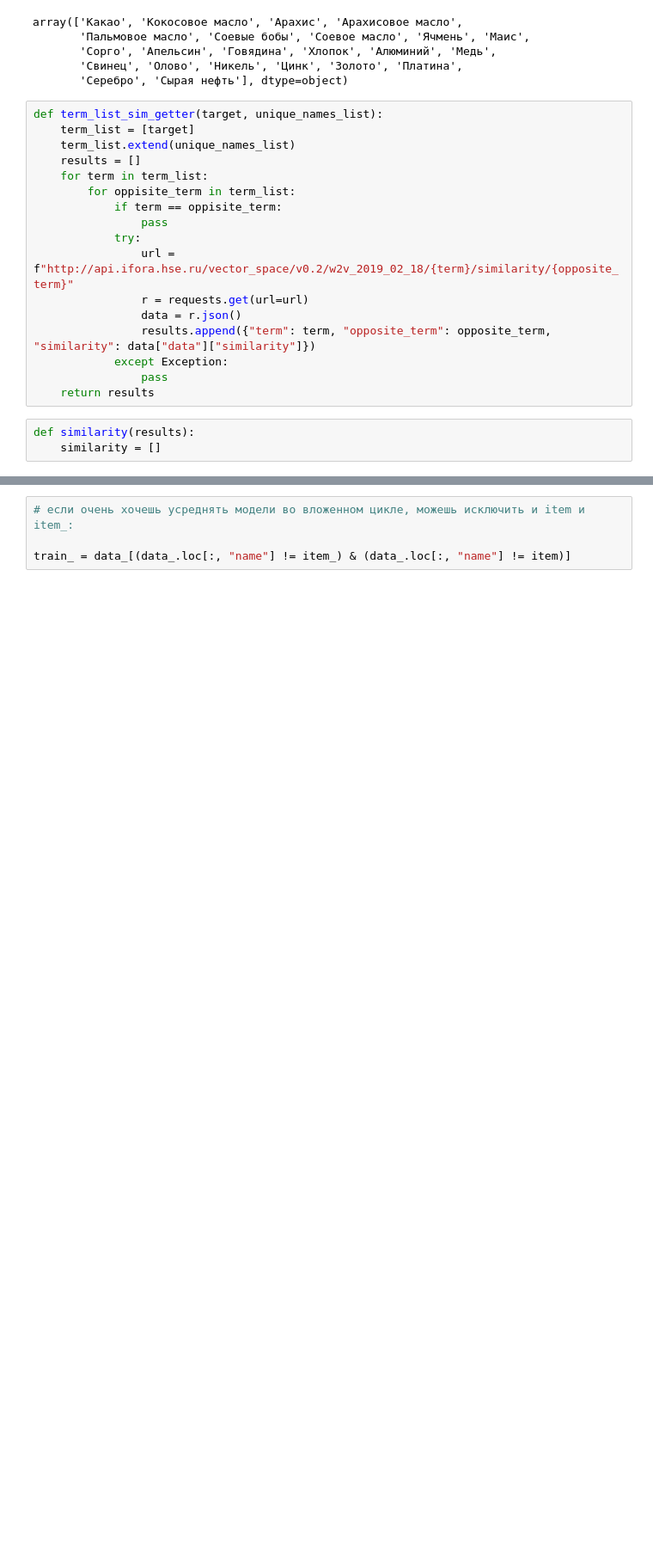
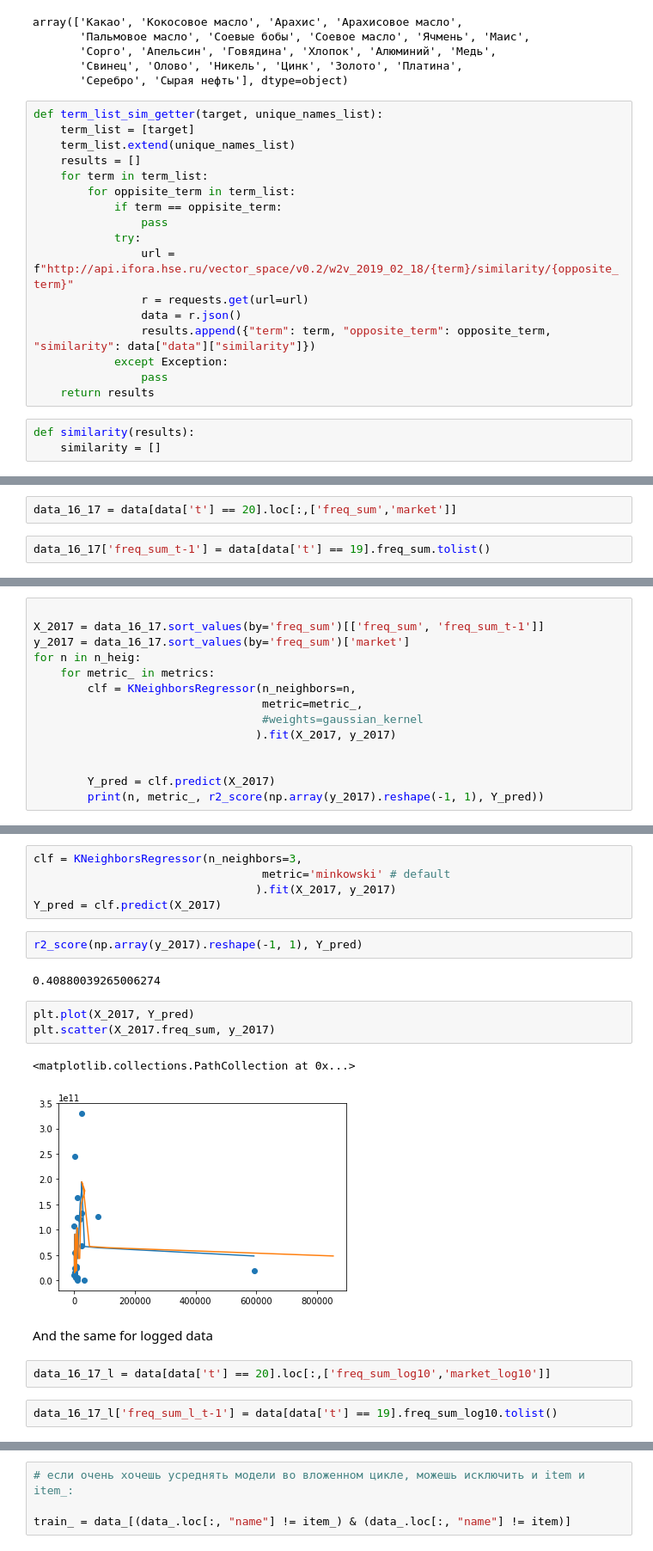
Before and after one commit to pallada-92/MMarketSizePrediction, a Jupyter notebook: models_jupyter/Model_currently_working.ipynb, the cells around one changed output, grey strips where cells are left out. Shown at 86% size. Drawn from its saved outputs; the diff is of its cells as text; blank space fills up the shorter version.

```diff
--- a/models_jupyter/Model_currently_working.ipynb
+++ b/models_jupyter/Model_currently_working.ipynb
@@ -292,0 +358,4 @@ def similarity(results):
+# %%
+data_16_17 = data[data['t'] == 20].loc[:,['freq_sum','market']]
+# %%
+data_16_17['freq_sum_t-1'] = data[data['t'] == 19].freq_sum.tolist()
@@ -292,0 +382,14 @@ def similarity(results):
+# %%
+
+X_2017 = data_16_17.sort_values(by='freq_sum')[['freq_sum', 'freq_sum_t-1']]
+y_2017 = data_16_17.sort_values(by='freq_sum')['market']
+for n in n_heig:
+    for metric_ in metrics:
+        clf = KNeighborsRegressor(n_neighbors=n,
+                                  metric=metric_,
+                                  #weights=gaussian_kernel
+                                 ).fit(X_2017, y_2017)
+
+
+        Y_pred = clf.predict(X_2017)
+        print(n, metric_, r2_score(np.array(y_2017).reshape(-1, 1), Y_pred))
@@ -292,0 +414,21 @@ def similarity(results):
+# %%
+clf = KNeighborsRegressor(n_neighbors=3,
+                                  metric='minkowski' # default
+                                 ).fit(X_2017, y_2017)
+Y_pred = clf.predict(X_2017)
+# %%
+r2_score(np.array(y_2017).reshape(-1, 1), Y_pred)
+# %% [output]
+0.40880039265006274
+# %%
+plt.plot(X_2017, Y_pred)
+plt.scatter(X_2017.freq_sum, y_2017)
+# %% [output]
+<matplotlib.collections.PathCollection at 0x...>
+[figure, added]
+# %% [markdown]
+And the same for logged data
+# %%
+data_16_17_l = data[data['t'] == 20].loc[:,['freq_sum_log10','market_log10']]
+# %%
+data_16_17_l['freq_sum_l_t-1'] = data[data['t'] == 19].freq_sum_log10.tolist()
```
Also changed, not shown: parts of 48 cells of this notebook.
